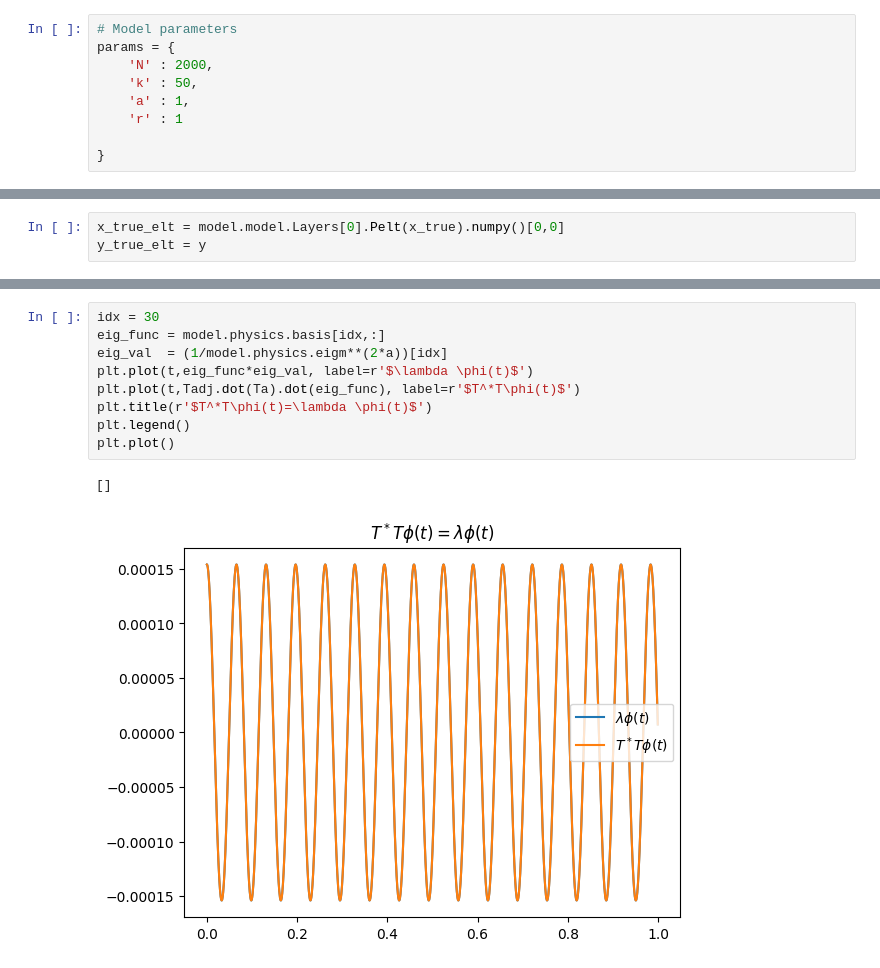
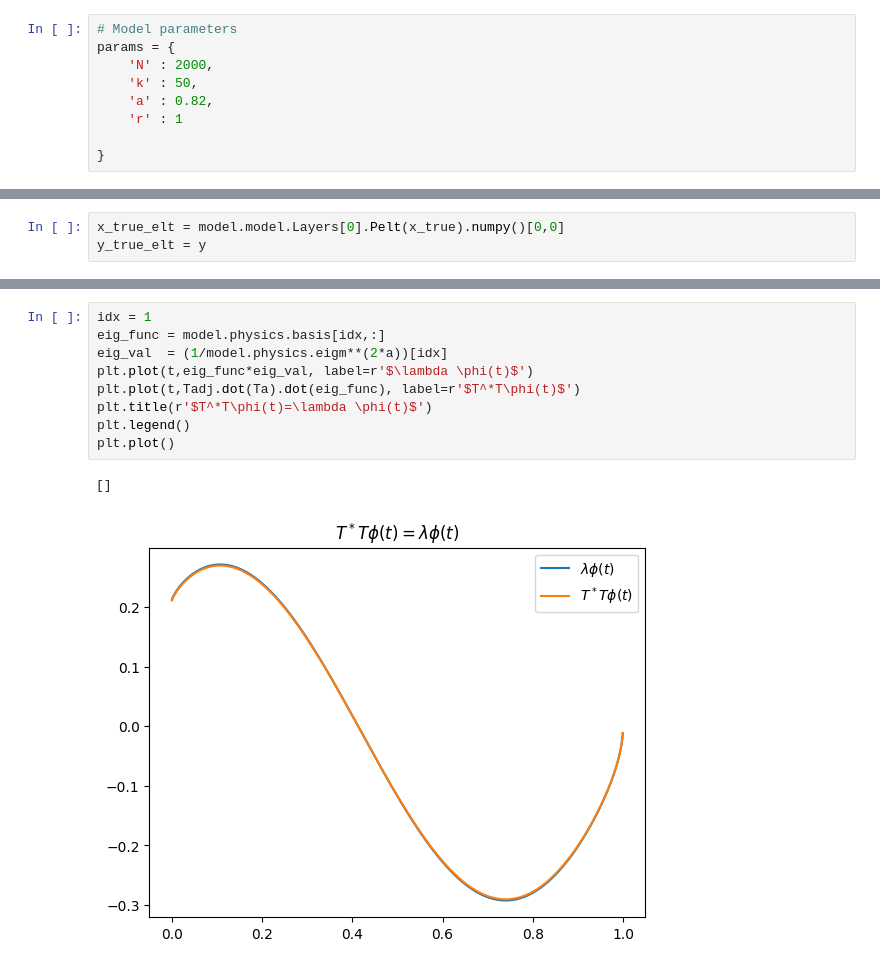
Before and after one commit to CentofantiEze/FBResNet, a Jupyter notebook: notebooks/explore_bias.ipynb, the cells around one changed output, grey strips where cells are left out. Cells and saved outputs as stored; diff of their text form.

```diff
--- a/notebooks/explore_bias.ipynb
+++ b/notebooks/explore_bias.ipynb
@@ -30,7 +30,7 @@ from FBRN.proxop.hyperslab import cardan_slab
 params = {
     'N' : 2000,
     'k' : 50,
-    'a' : 1,
+    'a' : 0.82,
     'r' : 1
 
 }
@@ -252,12 +305,12 @@ plt.show()
 # %%
-idx = 30
+idx = 1
 eig_func = model.physics.basis[idx,:]
 eig_val  = (1/model.physics.eigm**(2*a))[idx]
 plt.plot(t,eig_func*eig_val, label=r'$\lambda \phi(t)$')
 plt.plot(t,Tadj.dot(Ta).dot(eig_func), label=r'$T^*T\phi(t)$')
 plt.title(r'$T^*T\phi(t)=\lambda \phi(t)$')
 plt.legend()
 plt.plot()
 # %% [output]
 []
-[figure, old version]
+[figure, new version]
```
Also changed, not shown: parts of 21 cells of this notebook.
